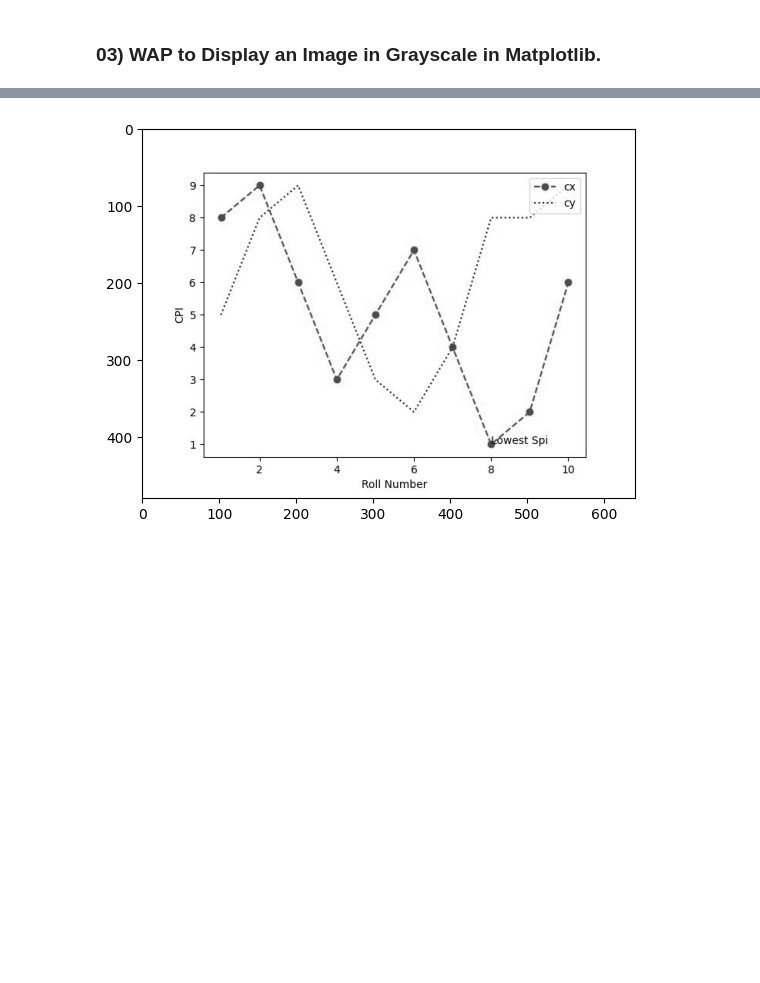
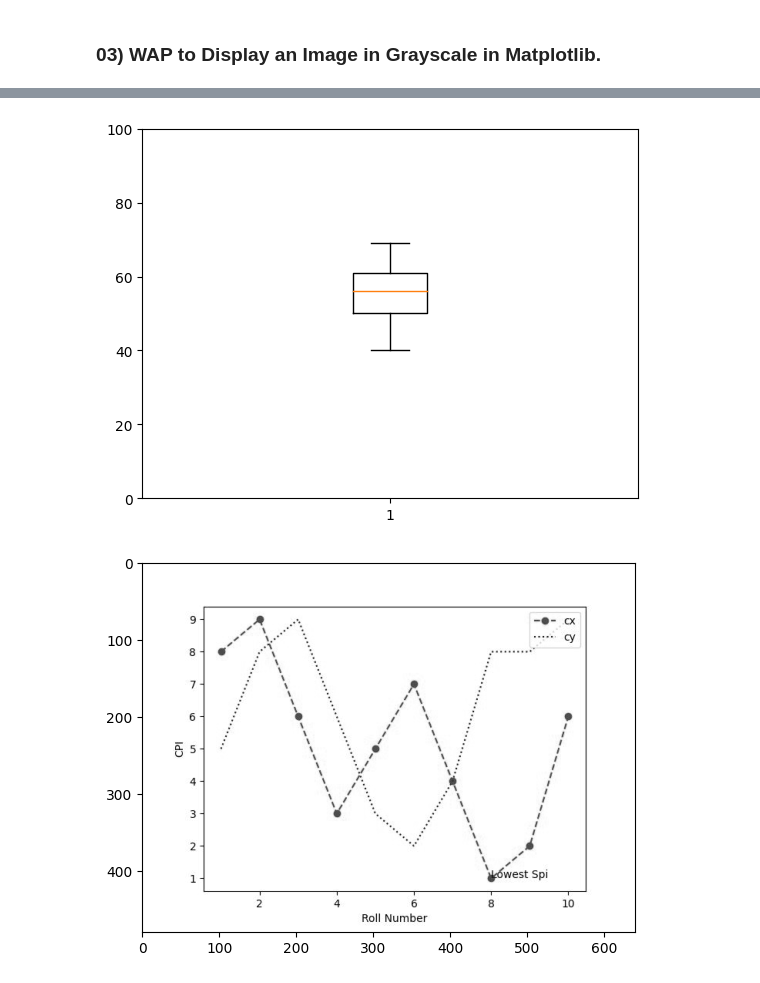
Before and after one commit to devanshushah294/Semester-04, a Jupyter notebook: Python Programming/Lab_11.ipynb, the cells around one changed output, grey strips where cells are left out. Drawn from its saved outputs; the diff is of its cells as text; code cells hidden in the pictures; blank space fills up the shorter version.

```diff
--- a/Python Programming/Lab_11.ipynb
+++ b/Python Programming/Lab_11.ipynb
@@ -151,3 +164,12 @@ plt.show()
+# %%
+import random
+list = []
+for i in range(1,20):
+  list.append(random.randint(40,70))
+plt.ylim(0,100)
+plt.boxplot(list);
+# %% [output]
+[figure, added]
 # %%
 import PIL as pil
 img = pil.Image.open("mychart.jpg")
```
Also changed, not shown: parts of 3 cells of this notebook, 6 other files.
